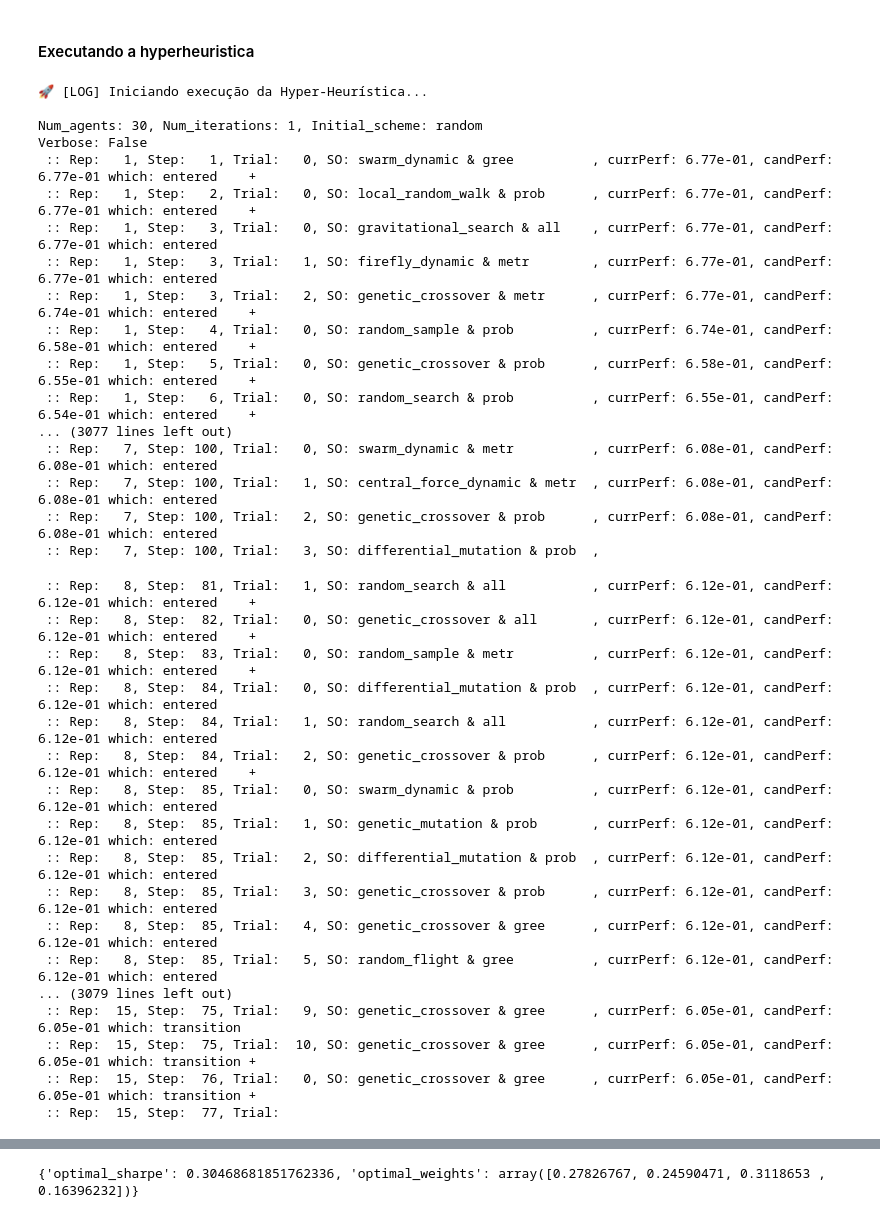
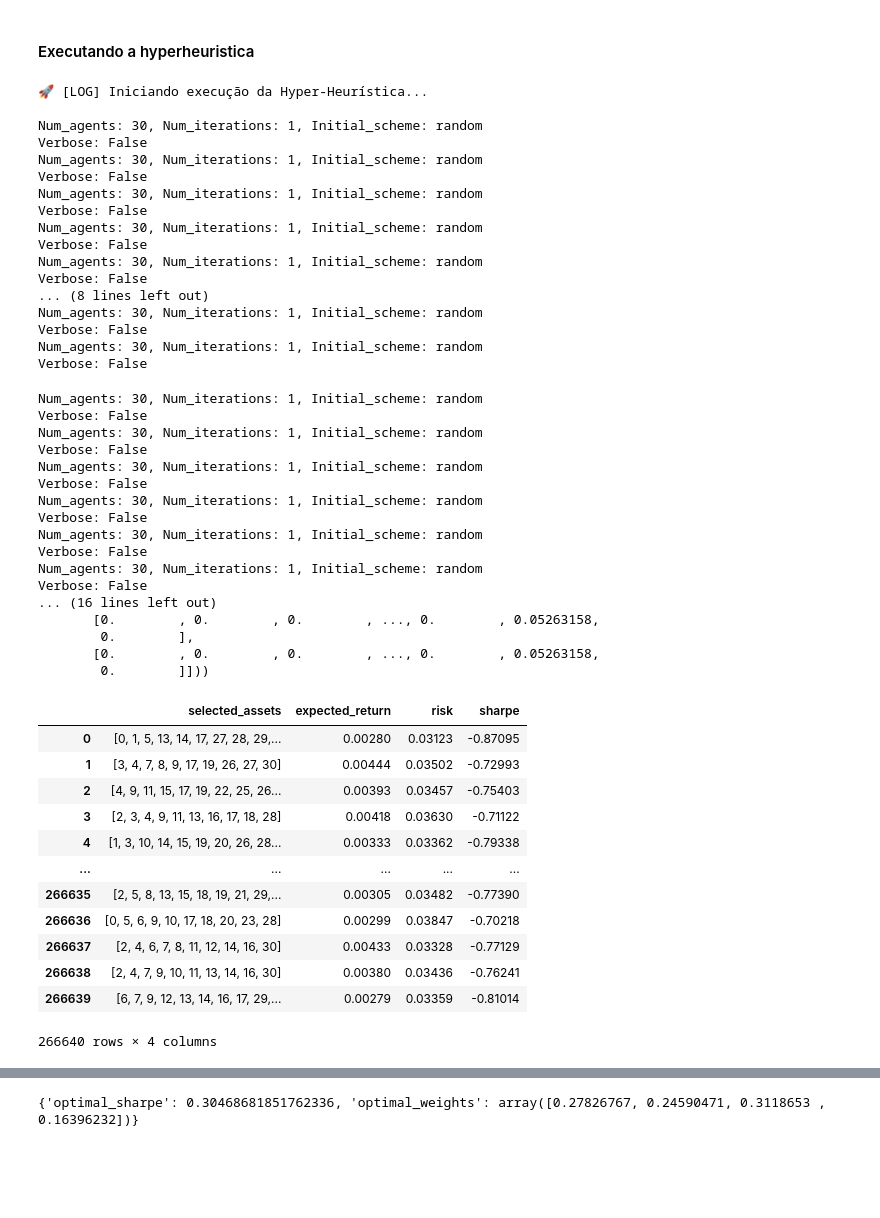
Before and after one commit to J0NGS/customhys, a Jupyter notebook: portfolio_optimization_OR_LIBRARY.ipynb, the cells around one changed output, grey strips where cells are left out. Saved outputs shown, nothing was run; the diff lists cells and outputs as text; code cells hidden in the pictures; blank space fills up the shorter version.

```diff
--- a/portfolio_optimization_OR_LIBRARY.ipynb
+++ b/portfolio_optimization_OR_LIBRARY.ipynb
@@ -506,7 +505,7 @@ hh_config = {
     "allow_weight_matrix": True,  # Permite matriz de pesos
     "trial_overflow": False,  # Política de overflow de tentativas
     "repeat_operators": True,  # Permite repetição de operadores na sequência
-    "verbose": True,  # Exibir logs e progresso
+    "verbose": False,  # Exibir logs e progresso
     "learning_portion": 0.5,  # Percentual de aprendizado das sequências
     "solver": "dynamic",  # Tipo de solver
 }
@@ -542,48 +541,66 @@ print(json.dumps(hh_config, indent=4, default=str))
 # %%
 from customhys.hyperheuristic import Hyperheuristic
 
 # 🔹 Criar a instância da Hyper-Heurística
 hh = Hyperheuristic(heuristic_space='default.txt', problem=problem_config, parameters=hh_config)
 
 # 🔹 Executar a otimização
 print("\n🚀 [LOG] Iniciando execução da Hyper-Heurística...\n")
 
+execution_logs.clear()  # Limpa os logs antigos
+cont = 0  # Reinicia o contador de execuções
 result = hh.solve()  # Executa a otimização
+df_logs = pd.DataFrame(execution_logs)
+
 
 print("\n🔍 [LOG] Resultado da Hyper-Heurística:", result)
+display(df_logs[["selected_assets", "expected_return", "risk", "sharpe"]].round(5))
 # %% [output]
 🚀 [LOG] Iniciando execução da Hyper-Heurística...
 
 Num_agents: 30, Num_iterations: 1, Initial_scheme: random
 Verbose: False
- :: Rep:   1, Step:   1, Trial:   0, SO: swarm_dynamic & gree          , currPerf: 6.77e-01, candPerf: 6.77e-01 which: entered    +
- :: Rep:   1, Step:   2, Trial:   0, SO: local_random_walk & prob      , currPerf: 6.77e-01, candPerf: 6.77e-01 which: entered    +
- :: Rep:   1, Step:   3, Trial:   0, SO: gravitational_search & all    , currPerf: 6.77e-01, candPerf: 6.77e-01 which: entered
- :: Rep:   1, Step:   3, Trial:   1, SO: firefly_dynamic & metr        , currPerf: 6.77e-01, candPerf: 6.77e-01 which: entered
- :: Rep:   1, Step:   3, Trial:   2, SO: genetic_crossover & metr      , currPerf: 6.77e-01, candPerf: 6.74e-01 which: entered    +
- :: Rep:   1, Step:   4, Trial:   0, SO: random_sample & prob          , currPerf: 6.74e-01, candPerf: 6.58e-01 which: entered    +
- :: Rep:   1, Step:   5, Trial:   0, SO: genetic_crossover & prob      , currPerf: 6.58e-01, candPerf: 6.55e-01 which: entered    +
- :: Rep:   1, Step:   6, Trial:   0, SO: random_search & prob          , currPerf: 6.55e-01, candPerf: 6.54e-01 which: entered    +
-... (3077 lines left out)
- :: Rep:   7, Step: 100, Trial:   0, SO: swarm_dynamic & metr          , currPerf: 6.08e-01, candPerf: 6.08e-01 which: entered
- :: Rep:   7, Step: 100, Trial:   1, SO: central_force_dynamic & metr  , currPerf: 6.08e-01, candPerf: 6.08e-01 which: entered
- :: Rep:   7, Step: 100, Trial:   2, SO: genetic_crossover & prob      , currPerf: 6.08e-01, candPerf: 6.08e-01 which: entered
- :: Rep:   7, Step: 100, Trial:   3, SO: differential_mutation & prob  ,
+Num_agents: 30, Num_iterations: 1, Initial_scheme: random
+Verbose: False
+Num_agents: 30, Num_iterations: 1, Initial_scheme: random
+Verbose: False
+Num_agents: 30, Num_iterations: 1, Initial_scheme: random
+Verbose: False
+Num_agents: 30, Num_iterations: 1, Initial_scheme: random
+Verbose: False
+... (8 lines left out)
+Num_agents: 30, Num_iterations: 1, Initial_scheme: random
+Verbose: False
+Num_agents: 30, Num_iterations: 1, Initial_scheme: random
+Verbose: False
- :: Rep:   8, Step:  81, Trial:   1, SO: random_search & all           , currPerf: 6.12e-01, candPerf: 6.12e-01 which: entered    +
- :: Rep:   8, Step:  82, Trial:   0, SO: genetic_crossover & all       , currPerf: 6.12e-01, candPerf: 6.12e-01 which: entered    +
- :: Rep:   8, Step:  83, Trial:   0, SO: random_sample & metr          , currPerf: 6.12e-01, candPerf: 6.12e-01 which: entered    +
- :: Rep:   8, Step:  84, Trial:   0, SO: differential_mutation & prob  , currPerf: 6.12e-01, candPerf: 6.12e-01 which: entered
- :: Rep:   8, Step:  84, Trial:   1, SO: random_search & all           , currPerf: 6.12e-01, candPerf: 6.12e-01 which: entered
- :: Rep:   8, Step:  84, Trial:   2, SO: genetic_crossover & prob      , currPerf: 6.12e-01, candPerf: 6.12e-01 which: entered    +
- :: Rep:   8, Step:  85, Trial:   0, SO: swarm_dynamic & prob          , currPerf: 6.12e-01, candPerf: 6.12e-01 which: entered
- :: Rep:   8, Step:  85, Trial:   1, SO: genetic_mutation & prob       , currPerf: 6.12e-01, candPerf: 6.12e-01 which: entered
- :: Rep:   8, Step:  85, Trial:   2, SO: differential_mutation & prob  , currPerf: 6.12e-01, candPerf: 6.12e-01 which: entered
- :: Rep:   8, Step:  85, Trial:   3, SO: genetic_crossover & prob      , currPerf: 6.12e-01, candPerf: 6.12e-01 which: entered
- :: Rep:   8, Step:  85, Trial:   4, SO: genetic_crossover & gree      , currPerf: 6.12e-01, candPerf: 6.12e-01 which: entered
- :: Rep:   8, Step:  85, Trial:   5, SO: random_flight & gree          , currPerf: 6.12e-01, candPerf: 6.12e-01 which: entered
-... (3079 lines left out)
- :: Rep:  15, Step:  75, Trial:   9, SO: genetic_crossover & gree      , currPerf: 6.05e-01, candPerf: 6.05e-01 which: transition
- :: Rep:  15, Step:  75, Trial:  10, SO: genetic_crossover & gree      , currPerf: 6.05e-01, candPerf: 6.05e-01 which: transition +
- :: Rep:  15, Step:  76, Trial:   0, SO: genetic_crossover & gree      , currPerf: 6.05e-01, candPerf: 6.05e-01 which: transition +
- :: Rep:  15, Step:  77, Trial:
+Num_agents: 30, Num_iterations: 1, Initial_scheme: random
+Verbose: False
+Num_agents: 30, Num_iterations: 1, Initial_scheme: random
+Verbose: False
+Num_agents: 30, Num_iterations: 1, Initial_scheme: random
+Verbose: False
+Num_agents: 30, Num_iterations: 1, Initial_scheme: random
+Verbose: False
+Num_agents: 30, Num_iterations: 1, Initial_scheme: random
+Verbose: False
+Num_agents: 30, Num_iterations: 1, Initial_scheme: random
+Verbose: False
+... (16 lines left out)
+       [0.        , 0.        , 0.        , ..., 0.        , 0.05263158,
+        0.        ],
+       [0.        , 0.        , 0.        , ..., 0.        , 0.05263158,
+        0.        ]]))
+|  | selected_assets | expected_return | risk | sharpe |
+| 0 | [0, 1, 5, 13, 14, 17, 27, 28, 29,... | 0.00280 | 0.03123 | -0.87095 |
+| 1 | [3, 4, 7, 8, 9, 17, 19, 26, 27, 30] | 0.00444 | 0.03502 | -0.72993 |
+| 2 | [4, 9, 11, 15, 17, 19, 22, 25, 26... | 0.00393 | 0.03457 | -0.75403 |
+| 3 | [2, 3, 4, 9, 11, 13, 16, 17, 18, 28] | 0.00418 | 0.03630 | -0.71122 |
+| 4 | [1, 3, 10, 14, 15, 19, 20, 26, 28... | 0.00333 | 0.03362 | -0.79338 |
+| ... | ... | ... | ... | ... |
+| 266635 | [2, 5, 8, 13, 15, 18, 19, 21, 29,... | 0.00305 | 0.03482 | -0.77390 |
+| 266636 | [0, 5, 6, 9, 10, 17, 18, 20, 23, 28] | 0.00299 | 0.03847 | -0.70218 |
+| 266637 | [2, 4, 6, 7, 8, 11, 12, 14, 16, 30] | 0.00433 | 0.03328 | -0.77129 |
+| 266638 | [2, 4, 7, 9, 10, 11, 13, 14, 16, 30] | 0.00380 | 0.03436 | -0.76241 |
+| 266639 | [6, 7, 9, 12, 13, 14, 16, 17, 29,... | 0.00279 | 0.03359 | -0.81014 |
+266640 rows × 4 columns
 # %% [markdown]
```
Also changed, not shown: parts of 5 cells of this notebook.
